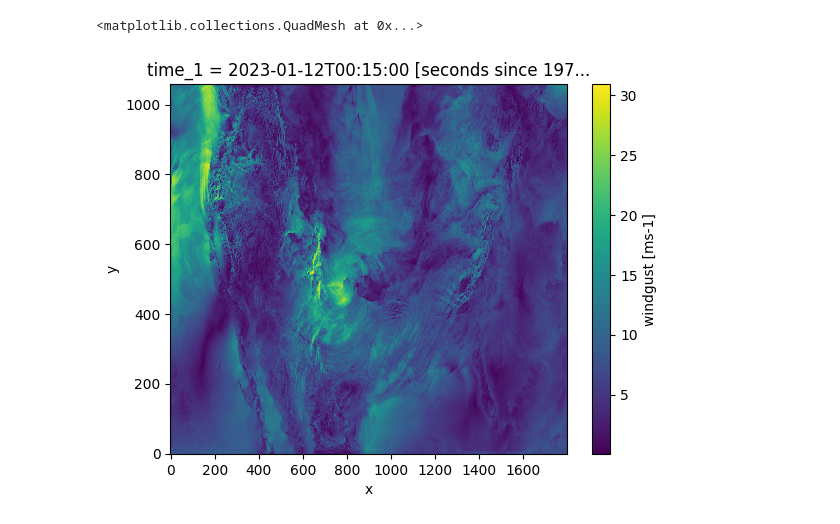
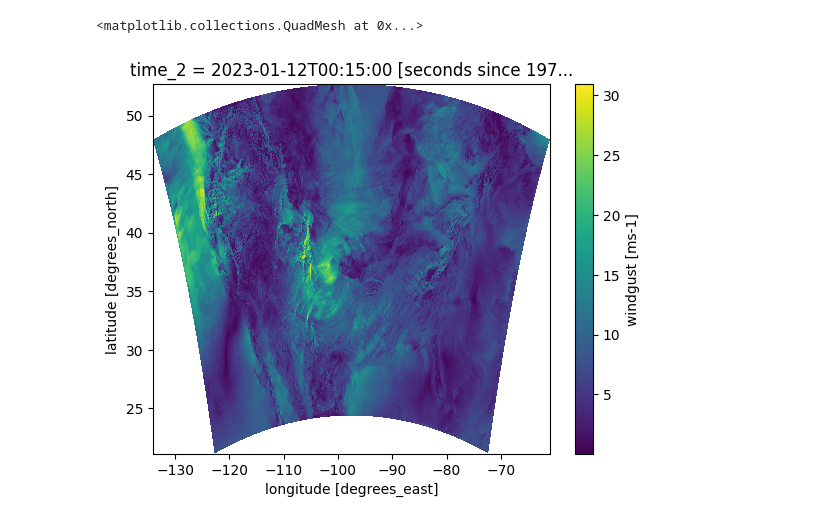
Before and after one commit to mpiannucci/gribberish, a Jupyter notebook: python/examples/hrrr.ipynb, the cells around one changed output. Cells and saved outputs as stored; diff of their text form; code cells hidden in the pictures.

```diff
--- a/python/examples/hrrr.ipynb
+++ b/python/examples/hrrr.ipynb
@@ -26,5 +26,5 @@ Attributes:
 # %%
-ds.gust.cf.isel(time=0).plot()
+ds.gust.cf.isel(time=0).plot(x='longitude', y='latitude')
 # %% [output]
 <matplotlib.collections.QuadMesh at 0x...>
-[figure, old version]
+[figure, new version]
```
Also changed, not shown: parts of 2 cells of this notebook, 1 other file.
